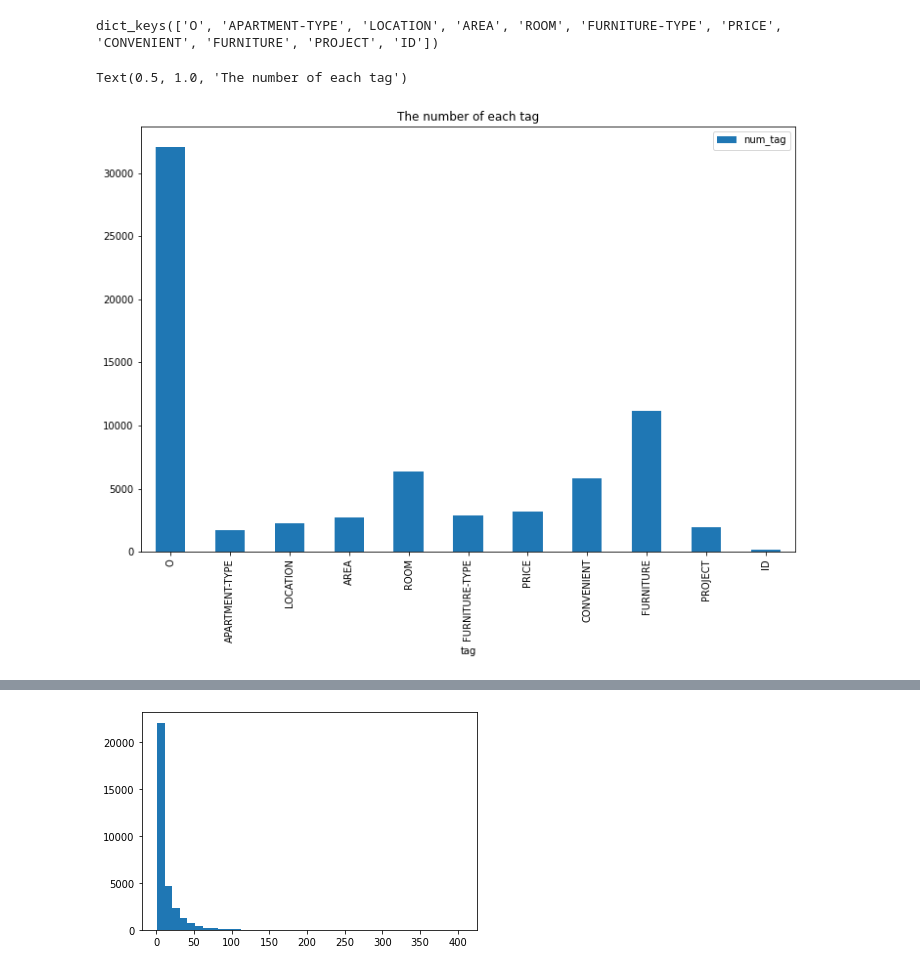
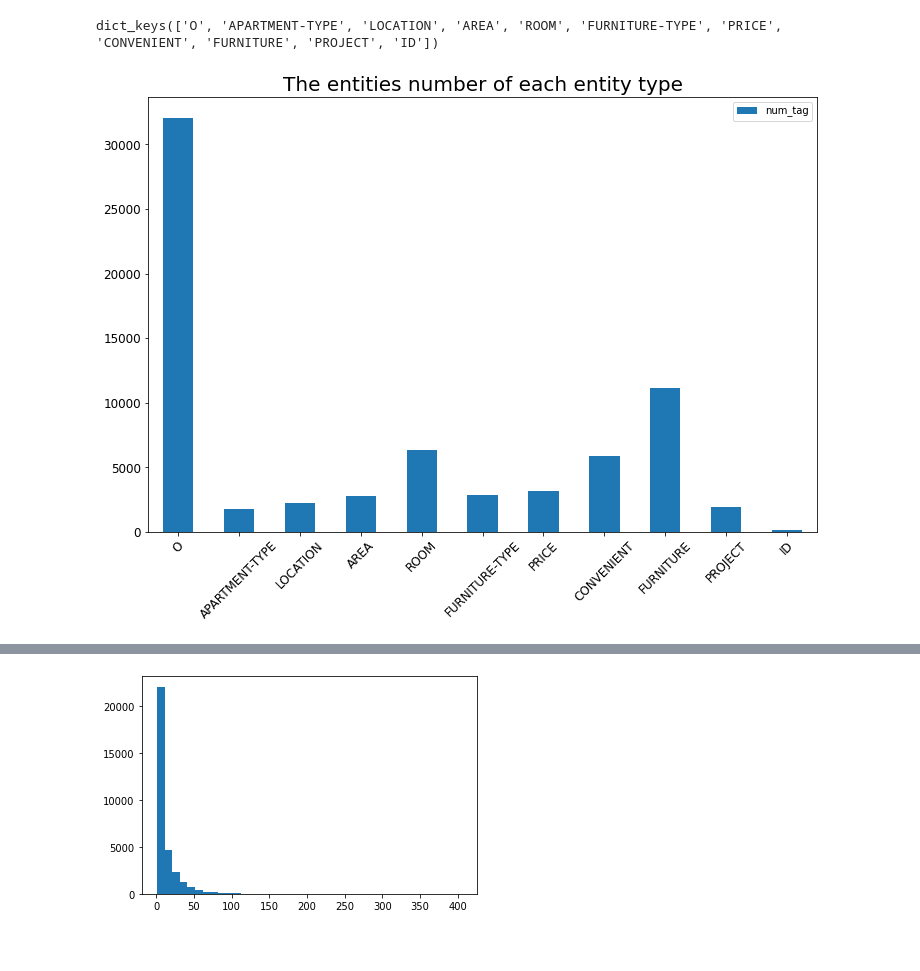
Before and after one commit to phamvanhanh6720/PredictRentedApartment, a Jupyter notebook: ner/process_data.ipynb, the cells around one changed output, grey strips where cells are left out. Cells and saved outputs as stored; diff of their text form; code cells hidden in the pictures.

```diff
--- a/ner/process_data.ipynb
+++ b/ner/process_data.ipynb
@@ -3,7 +3,7 @@ import json
 from ast import literal_eval
 from utils.process_training_data import *
 # %%
-dataset_raw = 'dataset_ner/all.jsonl'
+dataset_raw = '../raw_data/all.jsonl'
 # %%
 dataset = []
 with open(dataset_raw, 'r') as file:
@@ -100,13 +100,16 @@ for key in tags_dict.keys():
 # %%
 import pandas as pd
 import matplotlib.pyplot as plt
 
-df = pd.DataFrame({'tag': tags, 'num_tag': num_tags})
-ax = df.plot.bar(x='tag', y='num_tag', rot=90, figsize=(12, 8))
-plt.title('The number of each tag')
+number_df1 = pd.DataFrame({'tag': tags, 'num_tag': num_tags})
+ax = number_df1.plot.bar(x='tag', y='num_tag', rot=90, figsize=(12, 8), width=0.5)
+plt.title('The entities number of each entity type', fontsize=20)
+plt.xticks(rotation=45, fontsize=12)
+plt.yticks(fontsize=12)
+plt.xlabel('')
+plt.show()
 # %% [output]
-Text(0.5, 1.0, 'The number of each tag')
-[figure, old version]
+[figure, new version]
 # %%
 avg_word_tags = []
 tags = []
```
Also changed, not shown: parts of 19 cells of this notebook, 1 other file.
